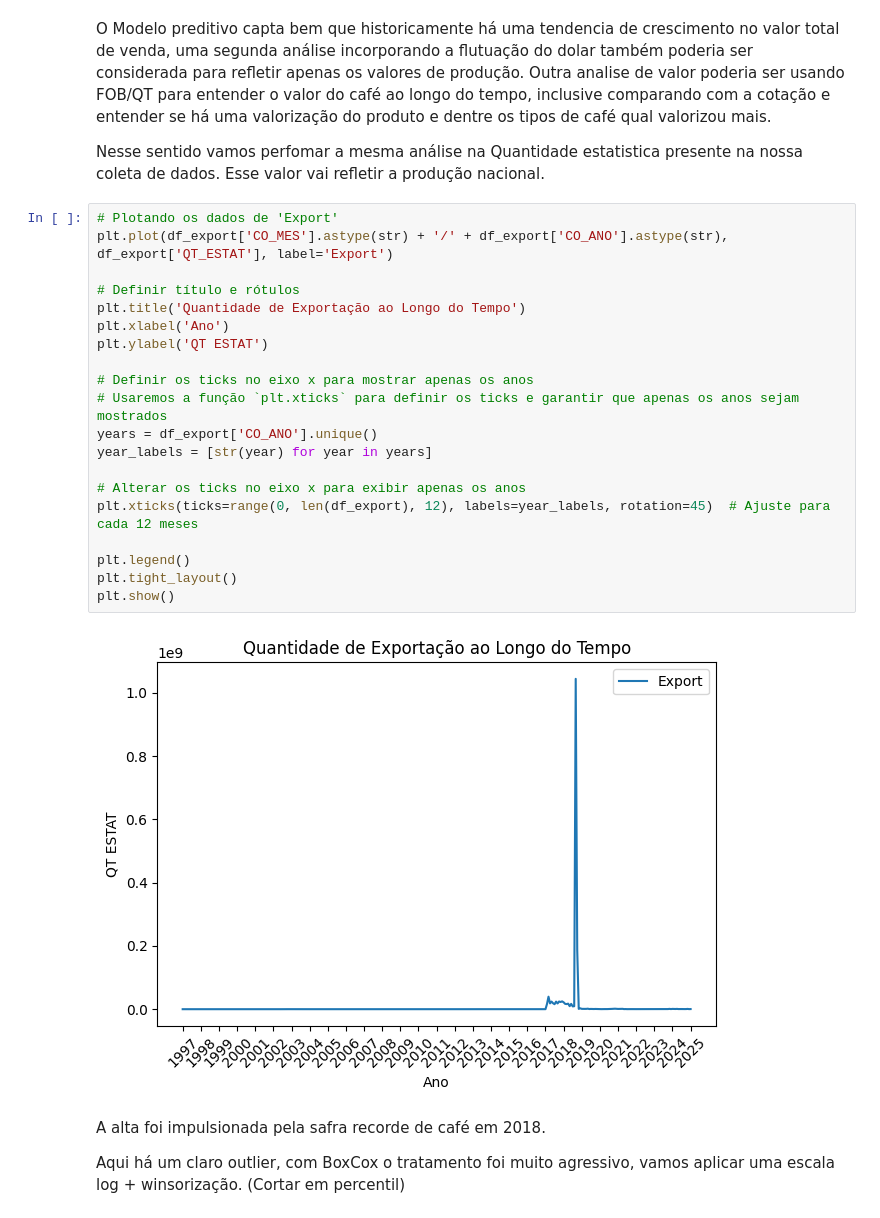
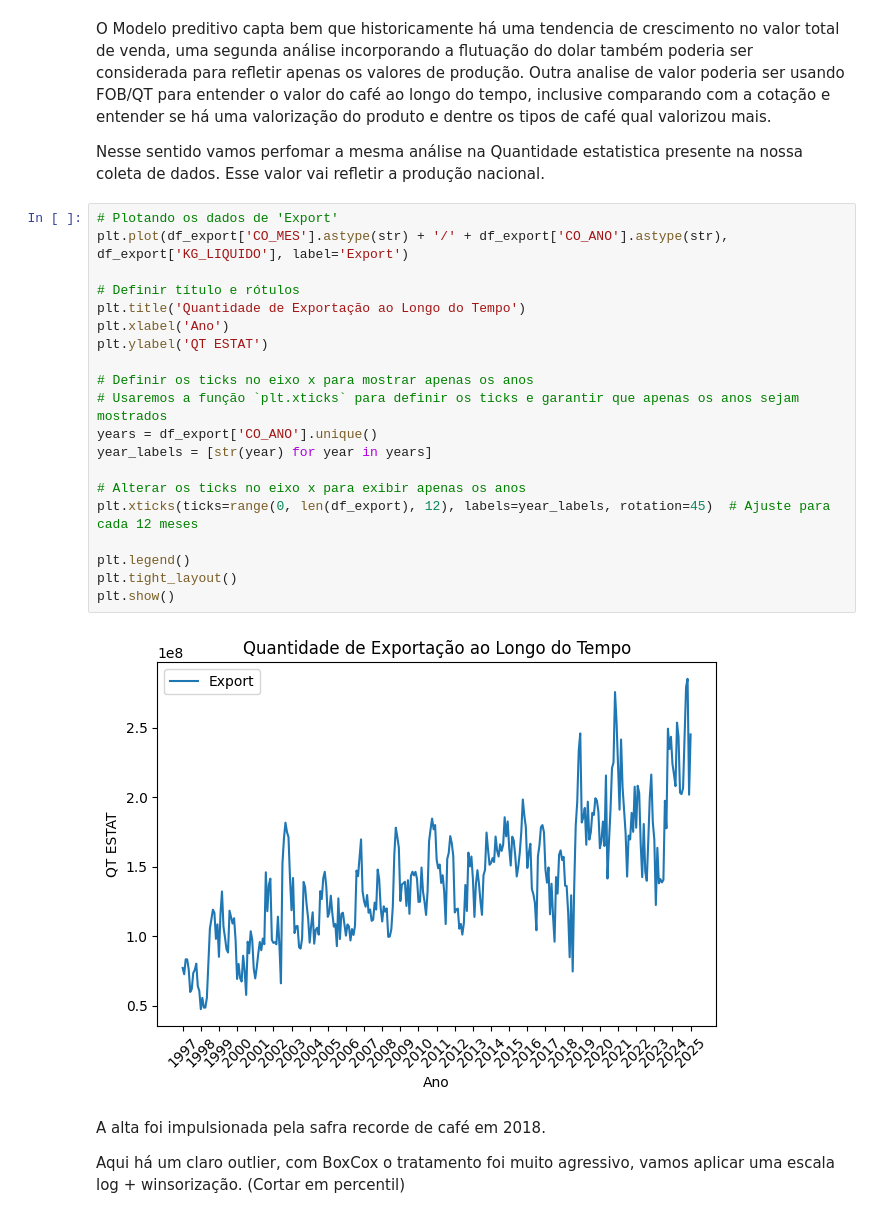
Before and after one commit to dandoni/IELSenai, a Jupyter notebook: Problema 1.ipynb, the cells around one changed output. Drawn from its saved outputs; the diff is of its cells as text.

Commit message:
All figures

```diff
--- a/Problema 1.ipynb
+++ b/Problema 1.ipynb
@@ -501,26 +568,26 @@ O Modelo preditivo capta bem que historicamente há uma tendencia de crescimento
  Nesse sentido vamos perfomar a mesma análise na Quantidade estatistica presente na nossa coleta de dados. Esse valor vai refletir a produção nacional.
 # %%
 # Plotando os dados de 'Export'
-plt.plot(df_export['CO_MES'].astype(str) + '/' + df_export['CO_ANO'].astype(str), df_export['QT_ESTAT'], label='Export')
+plt.plot(df_export['CO_MES'].astype(str) + '/' + df_export['CO_ANO'].astype(str), df_export['KG_LIQUIDO'], label='Export')
 
 # Definir título e rótulos
 plt.title('Quantidade de Exportação ao Longo do Tempo')
 plt.xlabel('Ano')
 plt.ylabel('QT ESTAT')
 
 # Definir os ticks no eixo x para mostrar apenas os anos
 # Usaremos a função `plt.xticks` para definir os ticks e garantir que apenas os anos sejam mostrados
 years = df_export['CO_ANO'].unique()
 year_labels = [str(year) for year in years]
 
 # Alterar os ticks no eixo x para exibir apenas os anos
 plt.xticks(ticks=range(0, len(df_export), 12), labels=year_labels, rotation=45)  # Ajuste para cada 12 meses
 
 plt.legend()
 plt.tight_layout()
 plt.show()
 # %% [output]
-[figure, old version]
+[figure, new version]
 # %% [markdown]
 A alta foi impulsionada pela safra recorde de café em 2018.
 
```
Also changed, not shown: parts of 13 cells of this notebook.
